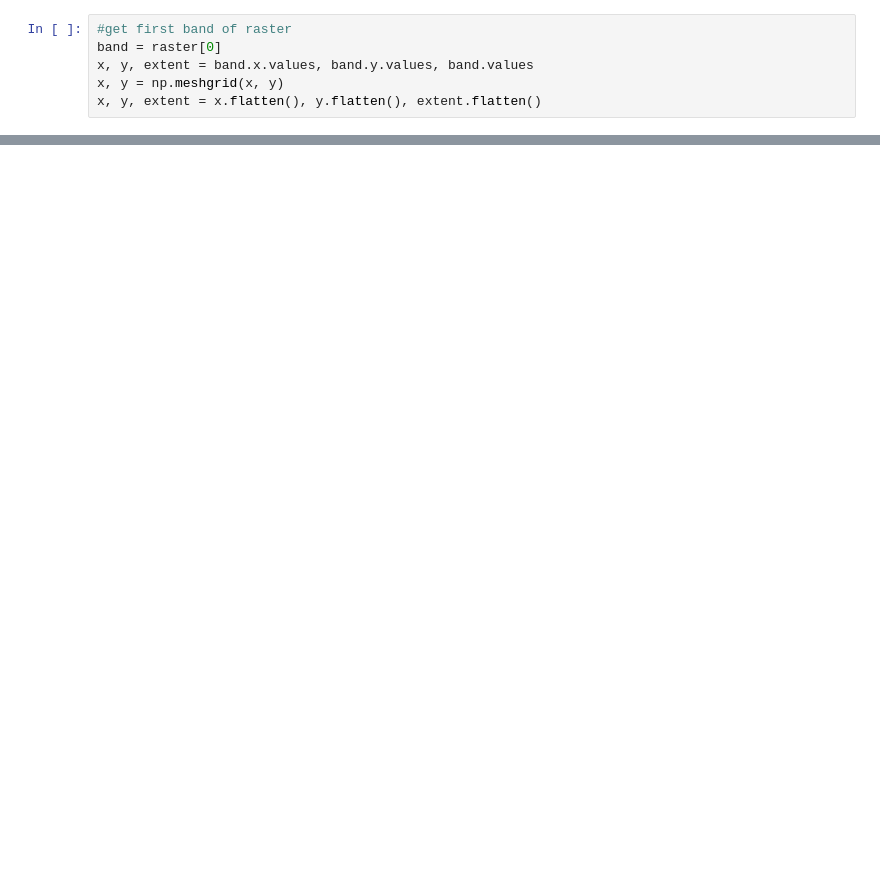
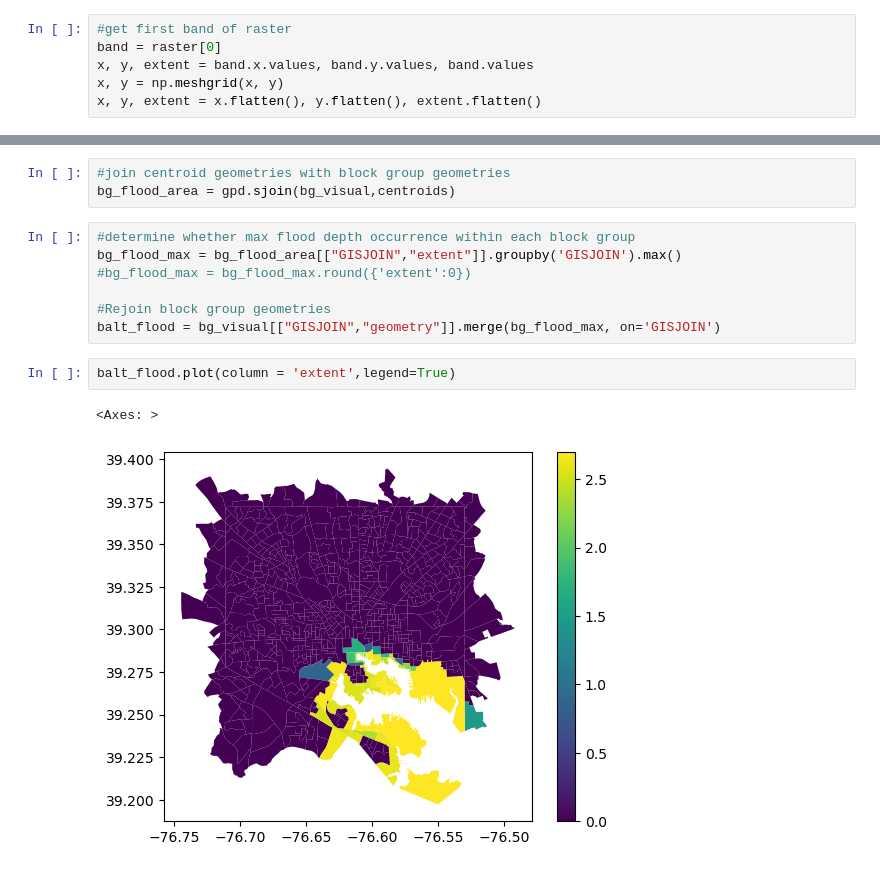
Before and after one commit to parinbhaduri/baltimore-data, a Jupyter notebook: flood_processing.ipynb, the cells around one changed output, grey strips where cells are left out. Saved outputs shown, nothing was run; the diff lists cells and outputs as text; blank space fills up the shorter version.

```diff
--- a/flood_processing.ipynb
+++ b/flood_processing.ipynb
@@ -55,0 +49,15 @@ Error:
+# %%
+#join centroid geometries with block group geometries
+bg_flood_area = gpd.sjoin(bg_visual,centroids)
+# %%
+#determine whether max flood depth occurrence within each block group
+bg_flood_max = bg_flood_area[["GISJOIN","extent"]].groupby('GISJOIN').max()
+#bg_flood_max = bg_flood_max.round({'extent':0})
+
+#Rejoin block group geometries
+balt_flood = bg_visual[["GISJOIN","geometry"]].merge(bg_flood_max, on='GISJOIN')
+# %%
+balt_flood.plot(column = 'extent',legend=True)
+# %% [output]
+<Axes: >
+[figure, added]
```
Also changed, not shown: parts of 9 cells of this notebook.
